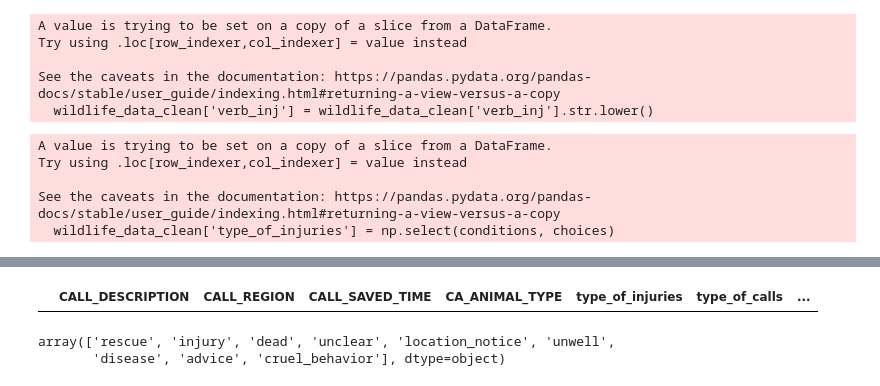
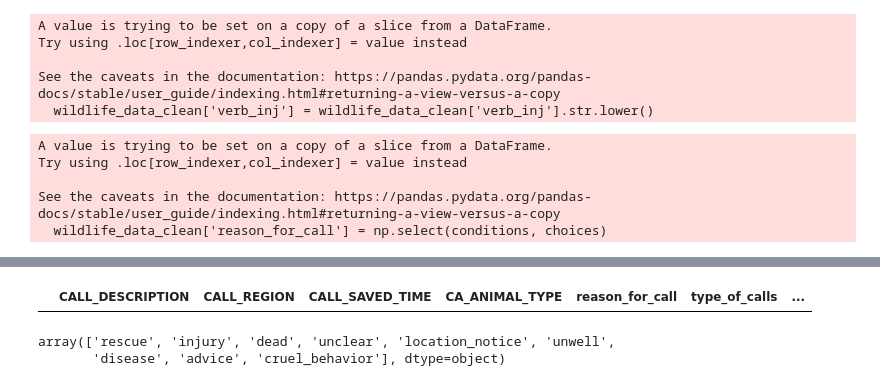
Before and after one commit to vpetrova13/final_project_VM, a Jupyter notebook: data_cleaning_scripts/data_cleaning.ipynb, the cells around one changed output, grey strips where cells are left out. Drawn from its saved outputs; the diff is of its cells as text; code cells hidden in the pictures.

```diff
--- a/data_cleaning_scripts/data_cleaning.ipynb
+++ b/data_cleaning_scripts/data_cleaning.ipynb
@@ -601,7 +601,7 @@ Try using .loc[row_indexer,col_indexer] = value instead
 See the caveats in the documentation: https://pandas.pydata.org/pandas-docs/stable/user_guide/indexing.html#returning-a-view-versus-a-copy
   wildlife_data_clean['CALL_DESCRIPTION'] = wildlife_data_clean['CALL_DESCRIPTION'].str.lower()
 # %%
-wildlife_data_clean[['type_of_injuries', 'type_of_calls']] = None
+wildlife_data_clean[['reason_for_call', 'type_of_calls']] = None
 # %% [output]
 A value is trying to be set on a copy of a slice from a DataFrame.
 Try using .loc[row_indexer,col_indexer] = value instead
@@ -803,13 +803,13 @@ choices = ['injury', 'rescue','dead','dead','injury','cruel_behavior', 'rescue',
            'advice','disease'
 ]
 
-wildlife_data_clean['type_of_injuries'] = np.select(conditions, choices)
+wildlife_data_clean['reason_for_call'] = np.select(conditions, choices)
 # %% [output]
 A value is trying to be set on a copy of a slice from a DataFrame.
 Try using .loc[row_indexer,col_indexer] = value instead
 
 See the caveats in the documentation: https://pandas.pydata.org/pandas-docs/stable/user_guide/indexing.html#returning-a-view-versus-a-copy
-  wildlife_data_clean['type_of_injuries'] = np.select(conditions, choices)
+  wildlife_data_clean['reason_for_call'] = np.select(conditions, choices)
 # %%
 wildlife_data_clean['verb_inj'].unique()
 # %% [output]
@@ -831,8 +831,8 @@ array(['rta', 'inj', 'dead', 'new', 'call', 'badger', 'stranded', 'sick',
        'died', 'wobbly', 'wound', 'paw', 'grate', 'panting', 'puffin',
        'handover', 'afraid', 'hallway', 'feral'], dtype=object)
 # %%
-wildlife_data_clean[wildlife_data_clean['type_of_injuries'] == '0']
+wildlife_data_clean[wildlife_data_clean['reason_for_call'] == '0']
 #check that non assigned left
 # %% [output]
-|  | CALL_DESCRIPTION | CALL_REGION | CALL_SAVED_TIME | CA_ANIMAL_TYPE | type_of_injuries | type_of_calls | ... |
+|  | CALL_DESCRIPTION | CALL_REGION | CALL_SAVED_TIME | CA_ANIMAL_TYPE | reason_for_call | type_of_calls | ... |
 # %%
```
Also changed, not shown: parts of 12 cells of this notebook, 2 other files.
